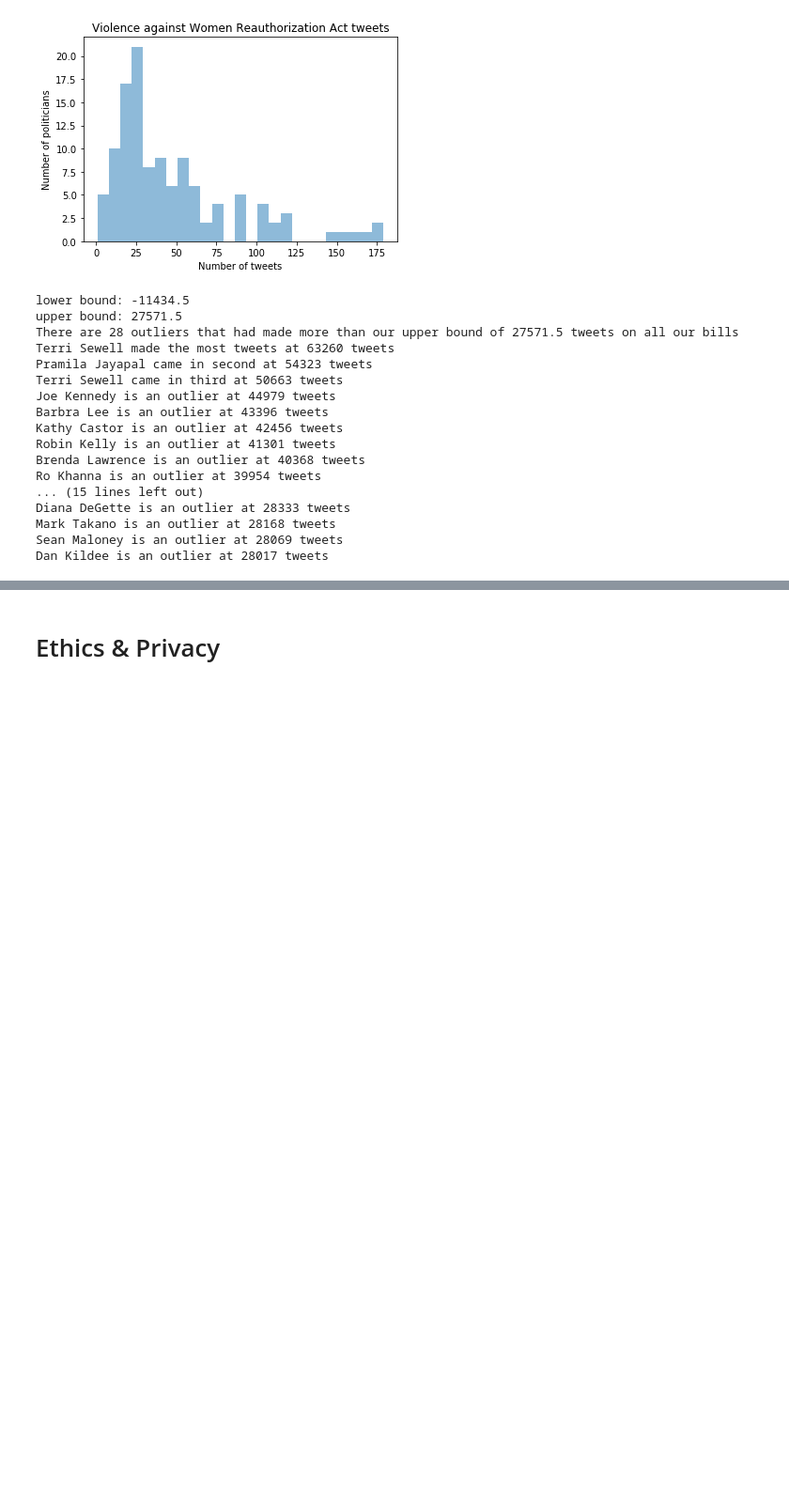
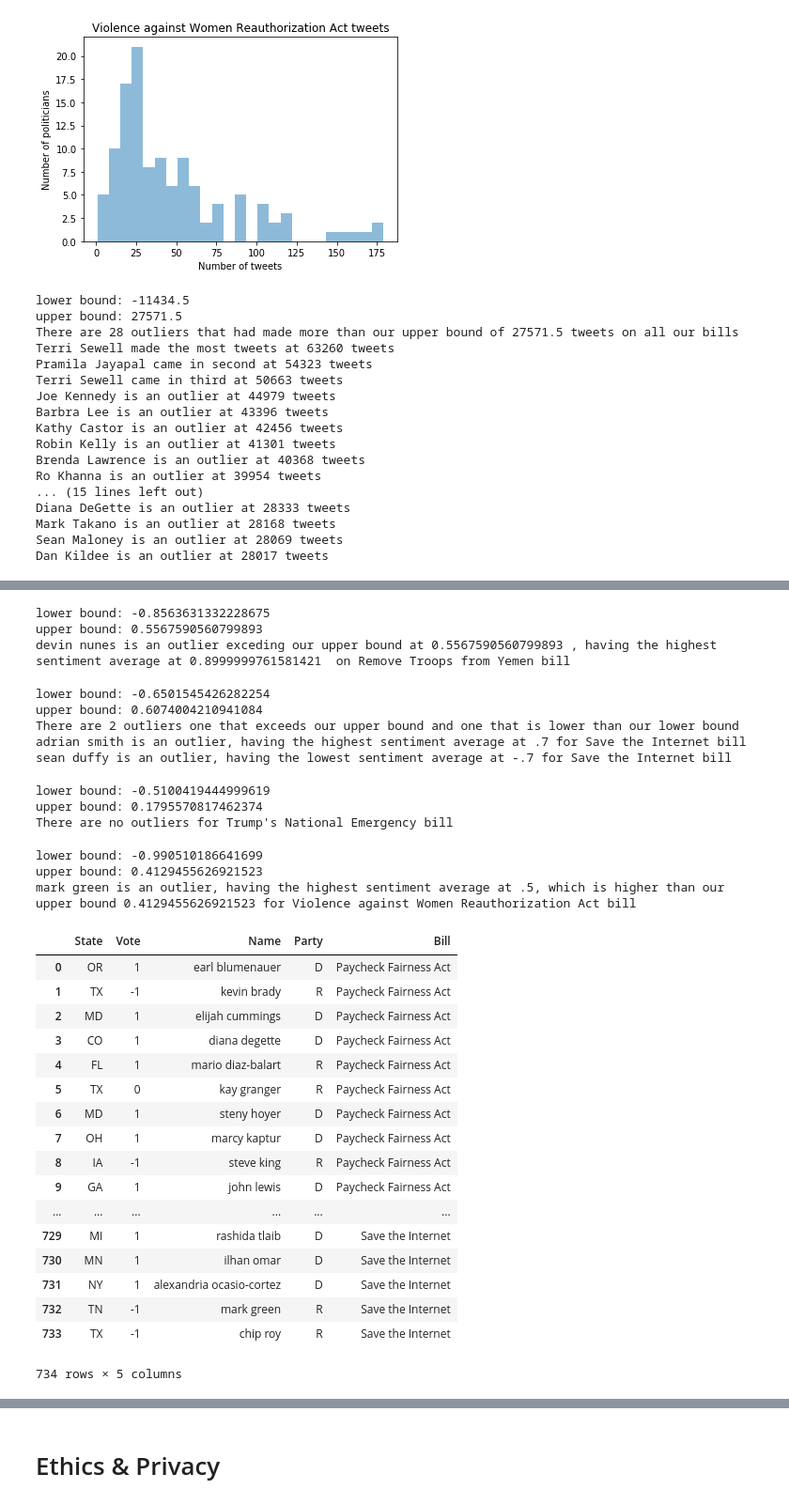
Before and after one commit to annsudhart/politician-tweet-analysis, a Jupyter notebook: data_collection.ipynb, the cells around one changed output, grey strips where cells are left out. Shown at 94% size. Drawn from its saved outputs; the diff is of its cells as text; code cells hidden in the pictures; blank space fills up the shorter version.

```diff
--- a/data_collection.ipynb
+++ b/data_collection.ipynb
@@ -773,0 +817,80 @@ NameError: name 'firearmsSent' is not defined
+# %%
+q1, q3= np.percentile(sorted(yemenSent['Average']),[25,75])
+iqr = q3 - q1
+lower_bound = q1 -(1.5 * iqr)
+upper_bound = q3 +(1.5 * iqr)
+print("lower bound:", lower_bound)
+print("upper bound:", upper_bound)
+yemenSent['Average'].sort_values(ascending = False)
+print(yemenSent.loc[590, 'Name'] + " is an outlier exceding our upper bound at", upper_bound, ", having the highest sentiment average at", yemenSent.loc[590, 'Average']," on Remove Troops from Yemen bill")
+# %% [output]
+lower bound: -0.8563631332228675
+upper bound: 0.5567590560799893
+devin nunes is an outlier exceding our upper bound at 0.5567590560799893 , having the highest sentiment average at 0.8999999761581421  on Remove Troops from Yemen bill
+# %%
+q1, q3= np.percentile(sorted(internetSent['Average']),[25,75])
+iqr = q3 - q1
+lower_bound = q1 -(1.5 * iqr)
+upper_bound = q3 +(1.5 * iqr)
+print("lower bound:", lower_bound)
+print("upper bound:", upper_bound)
+internetSent['Average'].sort_values(ascending = False)
+print("There are 2 outliers one that exceeds our upper bound and one that is lower than our lower bound")
+print(internetSent.loc[92, 'Name'] + " is an outlier, having the highest sentiment average at .7 for Save the Internet bill")
+print(internetSent.loc[97, 'Name'] + " is an outlier, having the lowest sentiment average at -.7 for Save the Internet bill")
+# %% [output]
+lower bound: -0.6501545426282254
+upper bound: 0.6074004210941084
+There are 2 outliers one that exceeds our upper bound and one that is lower than our lower bound
+adrian smith is an outlier, having the highest sentiment average at .7 for Save the Internet bill
+sean duffy is an outlier, having the lowest sentiment average at -.7 for Save the Internet bill
+# %%
+q1, q3= np.percentile(sorted(TrumpSent['Average']),[25,75])
+iqr = q3 - q1
+lower_bound = q1 -(1.5 * iqr)
+upper_bound = q3 +(1.5 * iqr)
+print("lower bound:", lower_bound)
+print("upper bound:", upper_bound)
+TrumpSent['Average'].sort_values(ascending = False)
+print("There are no outliers for Trump\'s National Emergency bill")
+# %% [output]
+lower bound: -0.5100419444999619
+upper bound: 0.1795570817462374
+There are no outliers for Trump's National Emergency bill
+# %%
+q1, q3= np.percentile(sorted(WomenSent['Average']),[25,75])
+iqr = q3 - q1
+lower_bound = q1 -(1.5 * iqr)
+upper_bound = q3 +(1.5 * iqr)
+print("lower bound:", lower_bound)
+print("upper bound:", upper_bound)
+WomenSent['Average'].sort_values(ascending = False)
+print(WomenSent.loc[699, 'Name'] + " is an outlier, having the highest sentiment average at .5, which is higher than our upper bound", upper_bound, "for Violence against Women Reauthorization Act bill")
+# %% [output]
+lower bound: -0.990510186641699
+upper bound: 0.4129455626921523
+mark green is an outlier, having the highest sentiment average at .5, which is higher than our upper bound 0.4129455626921523 for Violence against Women Reauthorization Act bill
+# %%
+govtrack = pd.read_csv('Tweet_Truth/govtrack.csv')
+govtrack['vote'] = govtrack['vote'].apply(lambda x: 0 if x == -1 else -1 if x == 0 else x)
+govtrack.columns = ['State', 'Vote', 'Name', 'Party', 'Bill']
+govtrack
+# %% [output]
+|  | State | Vote | Name | Party | Bill |
+| 0 | OR | 1 | earl blumenauer | D | Paycheck Fairness Act |
+| 1 | TX | -1 | kevin brady | R | Paycheck Fairness Act |
+| 2 | MD | 1 | elijah cummings | D | Paycheck Fairness Act |
+| 3 | CO | 1 | diana degette | D | Paycheck Fairness Act |
+| 4 | FL | 1 | mario diaz-balart | R | Paycheck Fairness Act |
+| 5 | TX | 0 | kay granger | R | Paycheck Fairness Act |
+| 6 | MD | 1 | steny hoyer | D | Paycheck Fairness Act |
+| 7 | OH | 1 | marcy kaptur | D | Paycheck Fairness Act |
+| 8 | IA | -1 | steve king | R | Paycheck Fairness Act |
+| 9 | GA | 1 | john lewis | D | Paycheck Fairness Act |
+| ... | ... | ... | ... | ... | ... |
+| 729 | MI | 1 | rashida tlaib | D | Save the Internet |
+| 730 | MN | 1 | ilhan omar | D | Save the Internet |
+| 731 | NY | 1 | alexandria ocasio-cortez | D | Save the Internet |
+| 732 | TN | -1 | mark green | R | Save the Internet |
+| 733 | TX | -1 | chip roy | R | Save the Internet |
+734 rows × 5 columns
```
Also changed, not shown: parts of 24 cells of this notebook.
